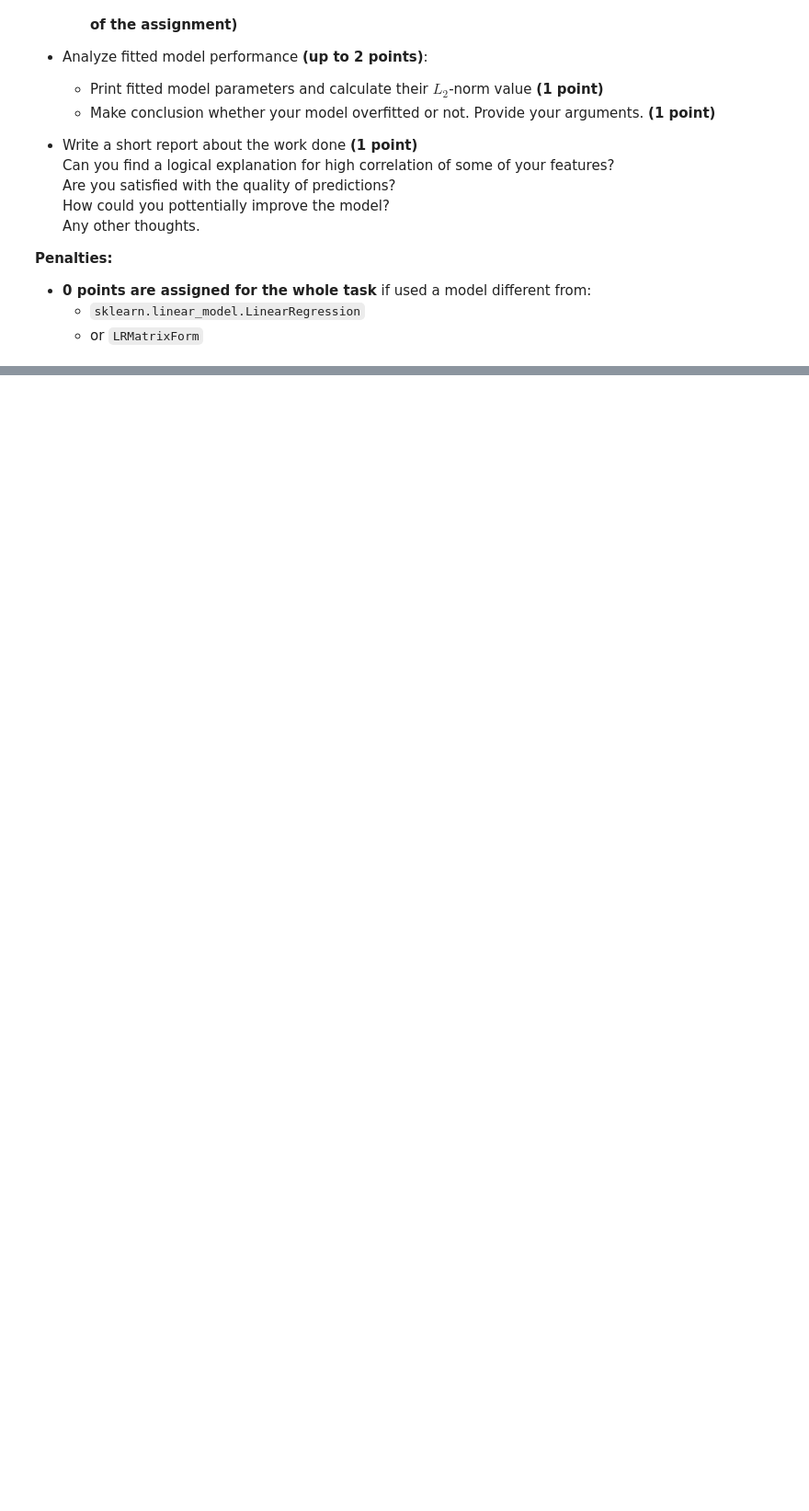
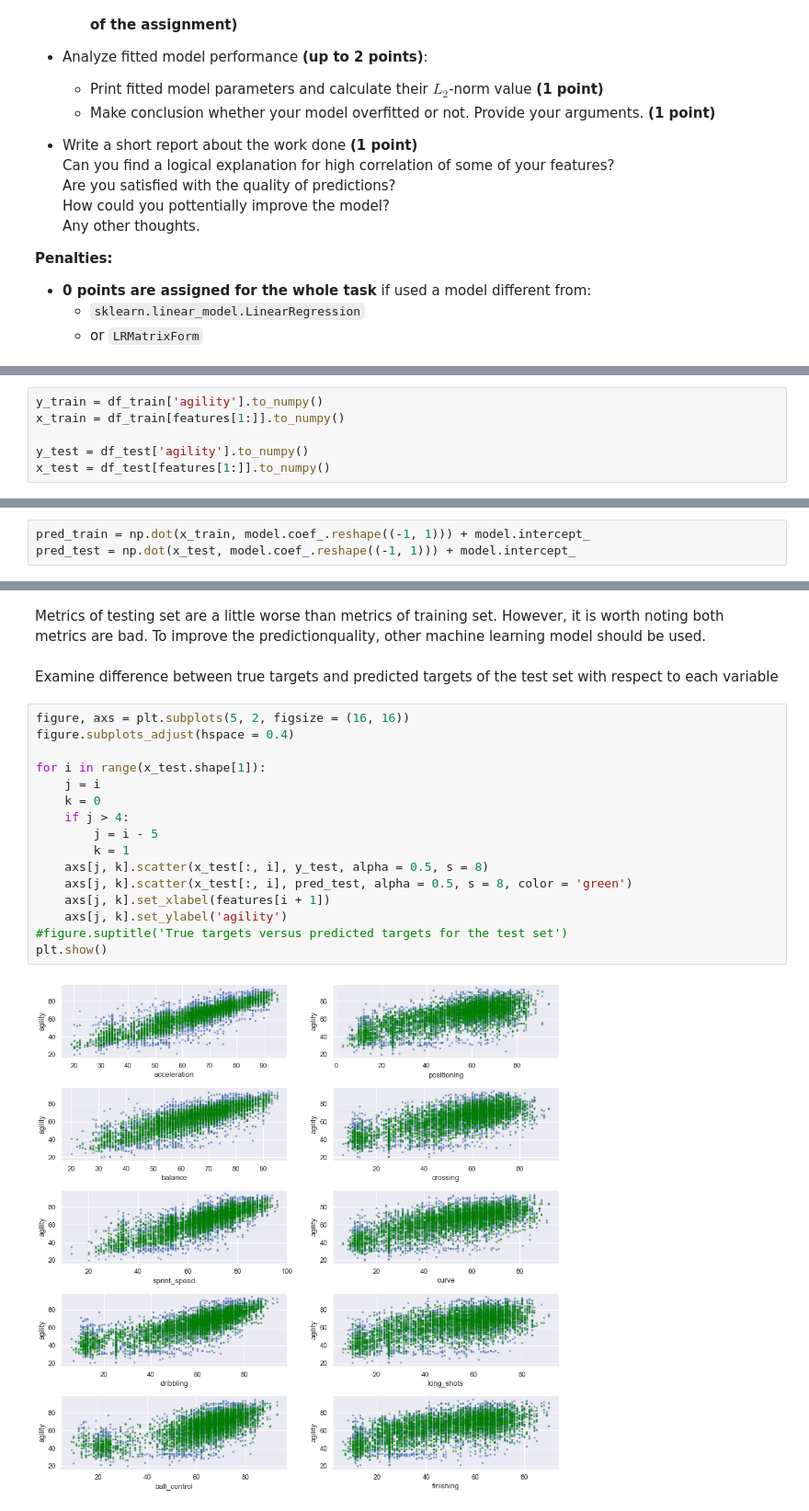
Before and after one commit to AnastasiiaSt/Linear-Regression, a Jupyter notebook: linear_regression.ipynb, the cells around one changed output, grey strips where cells are left out. Shown at 92% size. Drawn from its saved outputs; the diff is of its cells as text; blank space fills up the shorter version.

```diff
--- a/linear_regression.ipynb
+++ b/linear_regression.ipynb
@@ -1637,0 +1692,6 @@ Steps you need to follow:
+# %%
+y_train = df_train['agility'].to_numpy()
+x_train = df_train[features[1:]].to_numpy()
+
+y_test = df_test['agility'].to_numpy()
+x_test = df_test[features[1:]].to_numpy()
@@ -1637,0 +1720,3 @@ Steps you need to follow:
+# %%
+pred_train = np.dot(x_train, model.coef_.reshape((-1, 1))) + model.intercept_
+pred_test = np.dot(x_test, model.coef_.reshape((-1, 1))) + model.intercept_
@@ -1637,0 +1747,22 @@ Steps you need to follow:
+# %% [markdown]
+Metrics of testing set are a little worse than metrics of training set. However, it is worth noting both metrics are bad. To improve the predictionquality, other machine learning model should be used.
+# %% [markdown]
+Examine difference between true targets and predicted targets of the test set with respect to each variable
+# %%
+figure, axs = plt.subplots(5, 2, figsize = (16, 16))
+figure.subplots_adjust(hspace = 0.4)
+
+for i in range(x_test.shape[1]):
+    j = i
+    k = 0
+    if j > 4:
+        j = i - 5
+        k = 1
+    axs[j, k].scatter(x_test[:, i], y_test, alpha = 0.5, s = 8)
+    axs[j, k].scatter(x_test[:, i], pred_test, alpha = 0.5, s = 8, color = 'green')
+    axs[j, k].set_xlabel(features[i + 1])
+    axs[j, k].set_ylabel('agility')
+#figure.suptitle('True targets versus predicted targets for the test set')
+plt.show()
+# %% [output]
+[figure, added]
```
Also changed, not shown: parts of 46 cells of this notebook.
